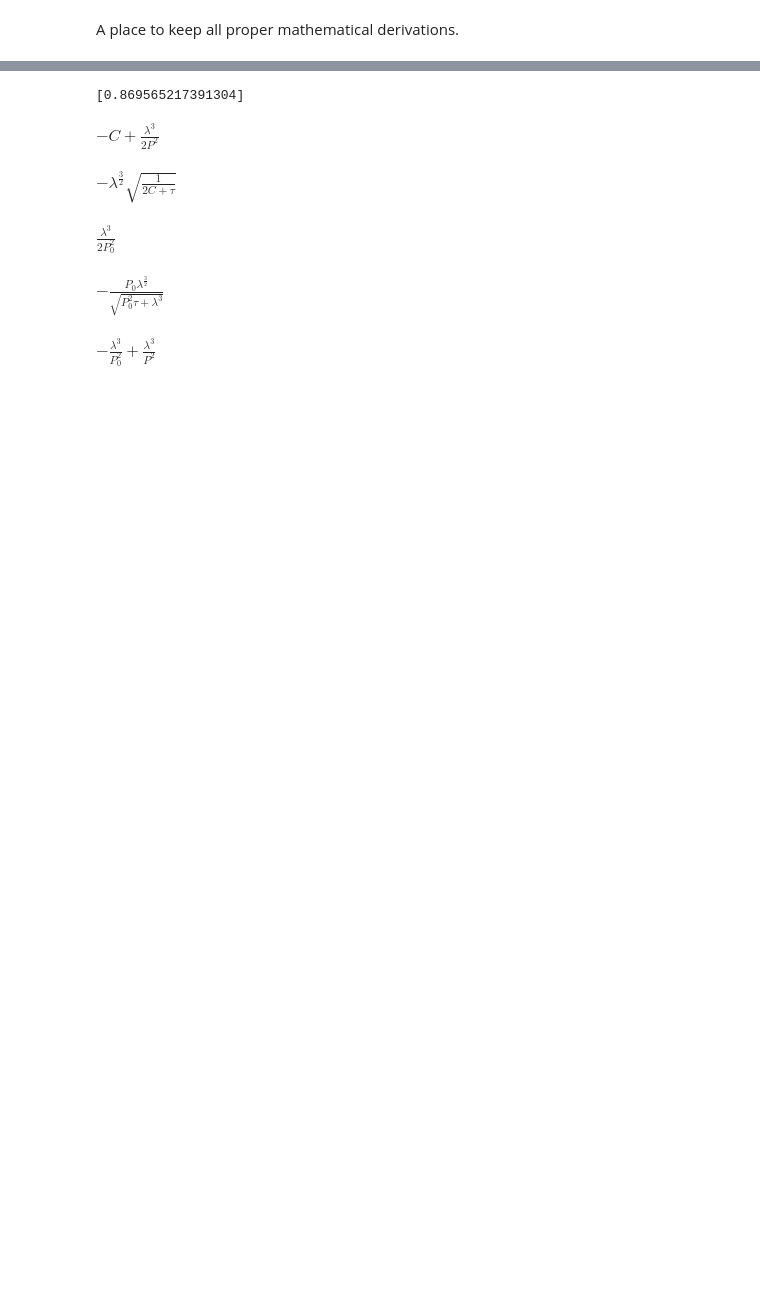
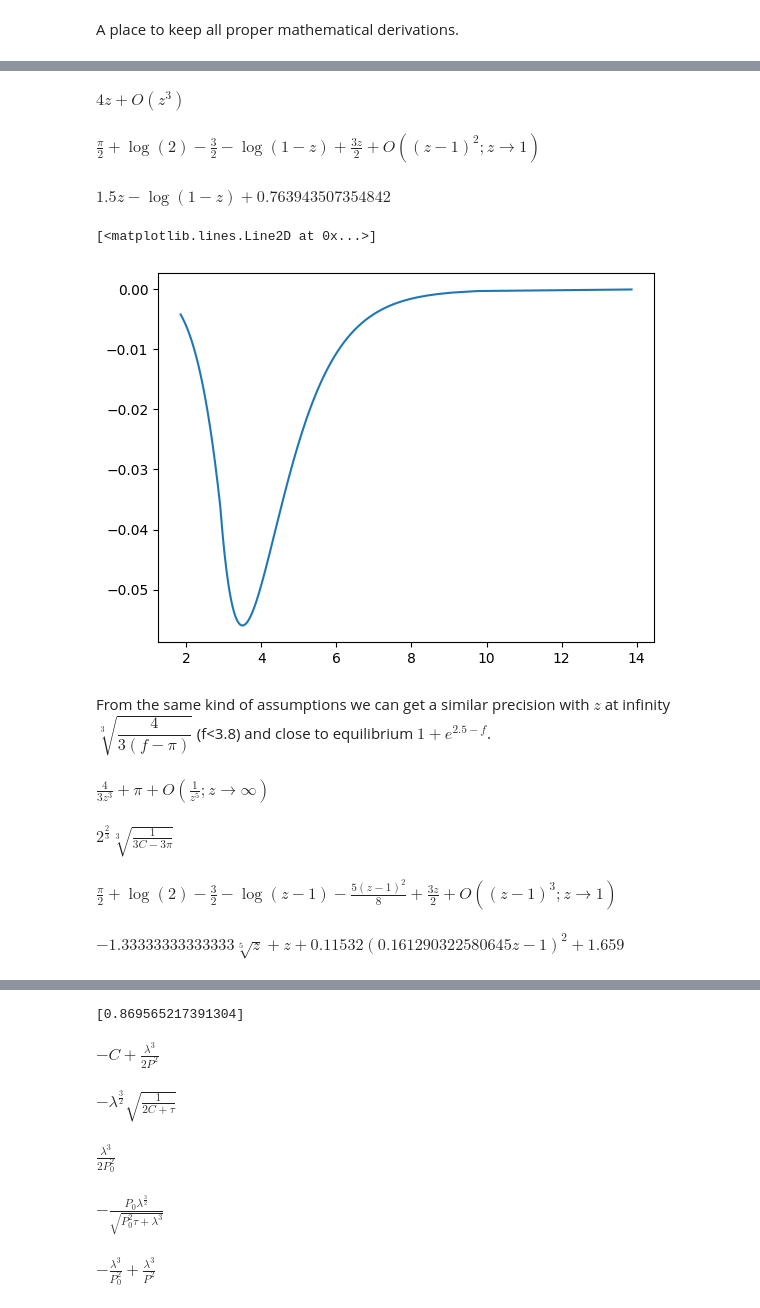
Before and after one commit to cyberillithid/unseptbium, a Jupyter notebook: docs/math_deriv.ipynb, the cells around one changed output, grey strips where cells are left out. Cells and saved outputs as stored; diff of their text form; code cells hidden in the pictures; blank space fills up the shorter version.

```diff
--- a/docs/math_deriv.ipynb
+++ b/docs/math_deriv.ipynb
@@ -7,0 +70,2 @@ import sympy as sy
+# %%
+x, y, z, a, b, k, y0, C1 = sy.symbols('x y z a b k y_0 C', real=True, positive=True)
@@ -7,0 +121,48 @@ import sympy as sy
+# %%
+f_z_m = 2*sy.atan(z) - sy.log(1-z)+sy.log(z+1)
+f_z_p = 2*sy.atan(z) - sy.log(z-1)+sy.log(z+1)
+f_z_m.series(z,0,3,'+')
+# %% [output]
+$\displaystyle 4 z + O\left(z^{3}\right)$
+# %%
+f_z_m.series(z,1,2,'-')
+# %% [output]
+$\displaystyle \frac{\pi}{2} + \log{\left(2 \right)} - \frac{3}{2} - \log{\left(1 - z \right)} + \frac{3 z}{2} + O\left(\left(z - 1\right)^{2}; z\rightarrow 1\right)$
+# %%
+_.removeO().evalf()
+# %% [output]
+$\displaystyle 1.5 z - \log{\left(1 - z \right)} + 0.763943507354842$
+# %%
+Ts__ =np.linspace(50, 108.999, 1000)
+zs__ = Ts__/109
+fz__ = lambda z: 2*np.arctan(z)-np.log(np.abs(((z-1)/(z+1))))
+fZ_ = fz__(zs__)
+zf1_ = lambda f: 1-5*np.exp(-f)
+zf0_ = lambda f: np.where(f<2.905, f/4, zf1_(f))
+
+# plt.plot(fZ_, zs__-fZ_/4)
+# plt.plot(fZ_[1:], np.diff(zf0_(fZ_)))
+plt.plot(fZ_, (zs__ - zf0_(fZ_)))
+# plt.plot(zs__, (zs__ - zf0_(fZ_)))
+# plt.plot(fZ_, .467*np.sqrt(np.abs(.39*fZ_-1)) +.511 - zs__)
+# %% [output]
+[<matplotlib.lines.Line2D at 0x...>]
+[figure, added]
+# %% [markdown]
+From the same kind of assumptions we can get a similar precision with $z$ at infinity $\sqrt[3]{\dfrac{4}{3(f-\pi)}}$ (f<3.8) and close to equilibrium $1+e^{2.5-f}$.
+# %%
+f_z_p.series(z,sy.oo,5,'-')
+# %% [output]
+$\displaystyle \frac{4}{3 z^{3}} + \pi + O\left(\frac{1}{z^{5}}; z\rightarrow \infty\right)$
+# %%
+sy.solve(_.removeO() - C1, z)[0]
+# %% [output]
+$\displaystyle 2^{\frac{2}{3}} \sqrt[3]{\frac{1}{3 C - 3 \pi}}$
+# %%
+f_z_p.series(z,1,3,'+')
+# %% [output]
+$\displaystyle \frac{\pi}{2} + \log{\left(2 \right)} - \frac{3}{2} - \log{\left(z - 1 \right)} - \frac{5 \left(z - 1\right)^{2}}{8} + \frac{3 z}{2} + O\left(\left(z - 1\right)^{3}; z\rightarrow 1\right)$
+# %%
+z - 4/3*sy.root(z,5) + 1.66 - (.001-0.003*(z-6.2)**2)
+# %% [output]
+$\displaystyle - 1.33333333333333 \sqrt[5]{z} + z + 0.11532 \left(0.161290322580645 z - 1\right)^{2} + 1.659$
```
Also changed, not shown: parts of 23 cells of this notebook, 17 other files.
